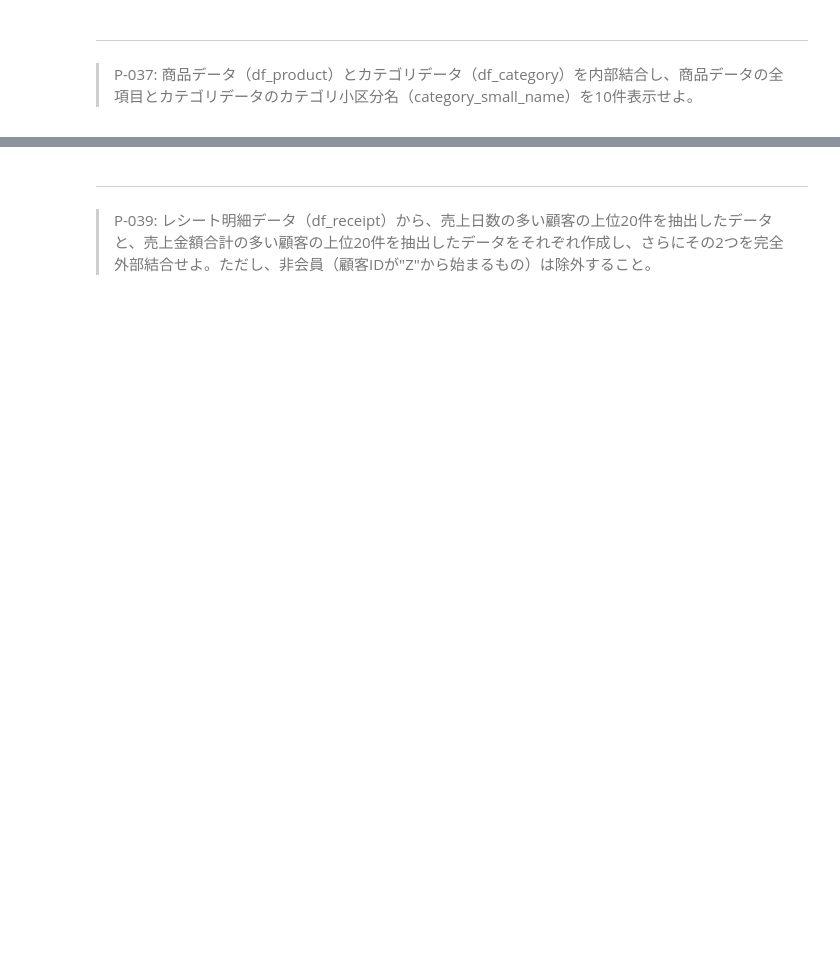
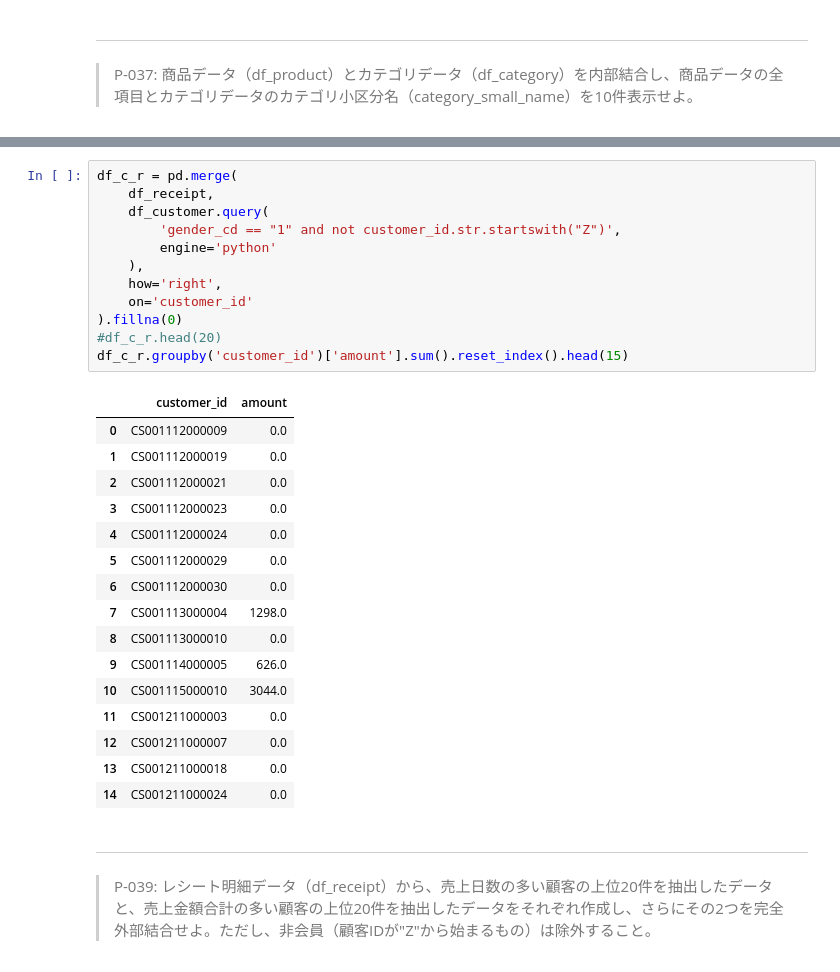
Before and after one commit to HirotaYusuke/100knocks-preprocess, a Jupyter notebook: docker/work/preprocess_knock_Python.ipynb, the cells around one changed output, grey strips where cells are left out. Drawn from its saved outputs; the diff is of its cells as text; blank space fills up the shorter version.

```diff
--- a/docker/work/preprocess_knock_Python.ipynb
+++ b/docker/work/preprocess_knock_Python.ipynb
@@ -581,4 +662,33 @@ df_receipt.groupby('store_cd')['amount'].std(ddof=0).sort_values(ascending=False
 > P-038: 顧客データ（df_customer）とレシート明細データ（df_receipt）から、顧客ごとの売上金額合計を求め、10件表示せよ。ただし、売上実績がない顧客については売上金額を0として表示させること。また、顧客は性別コード（gender_cd）が女性（1）であるものを対象とし、非会員（顧客IDが"Z"から始まるもの）は除外すること。
+# %%
+df_c_r = pd.merge(
+    df_receipt,
+    df_customer.query(
+        'gender_cd == "1" and not customer_id.str.startswith("Z")',
+        engine='python'
+    ),
+    how='right',
+    on='customer_id'
+).fillna(0)
+#df_c_r.head(20)
+df_c_r.groupby('customer_id')['amount'].sum().reset_index().head(15)
+# %% [output]
+|  | customer_id | amount |
+| 0 | CS001112000009 | 0.0 |
+| 1 | CS001112000019 | 0.0 |
+| 2 | CS001112000021 | 0.0 |
+| 3 | CS001112000023 | 0.0 |
+| 4 | CS001112000024 | 0.0 |
+| 5 | CS001112000029 | 0.0 |
+| 6 | CS001112000030 | 0.0 |
+| 7 | CS001113000004 | 1298.0 |
+| 8 | CS001113000010 | 0.0 |
+| 9 | CS001114000005 | 626.0 |
+| 10 | CS001115000010 | 3044.0 |
+| 11 | CS001211000003 | 0.0 |
+| 12 | CS001211000007 | 0.0 |
+| 13 | CS001211000018 | 0.0 |
+| 14 | CS001211000024 | 0.0 |
 # %% [markdown]
 ---
 > P-039: レシート明細データ（df_receipt）から、売上日数の多い顧客の上位20件を抽出したデータと、売上金額合計の多い顧客の上位20件を抽出したデータをそれぞれ作成し、さらにその2つを完全外部結合せよ。ただし、非会員（顧客IDが"Z"から始まるもの）は除外すること。
```
Also changed, not shown: parts of 9 cells of this notebook.
